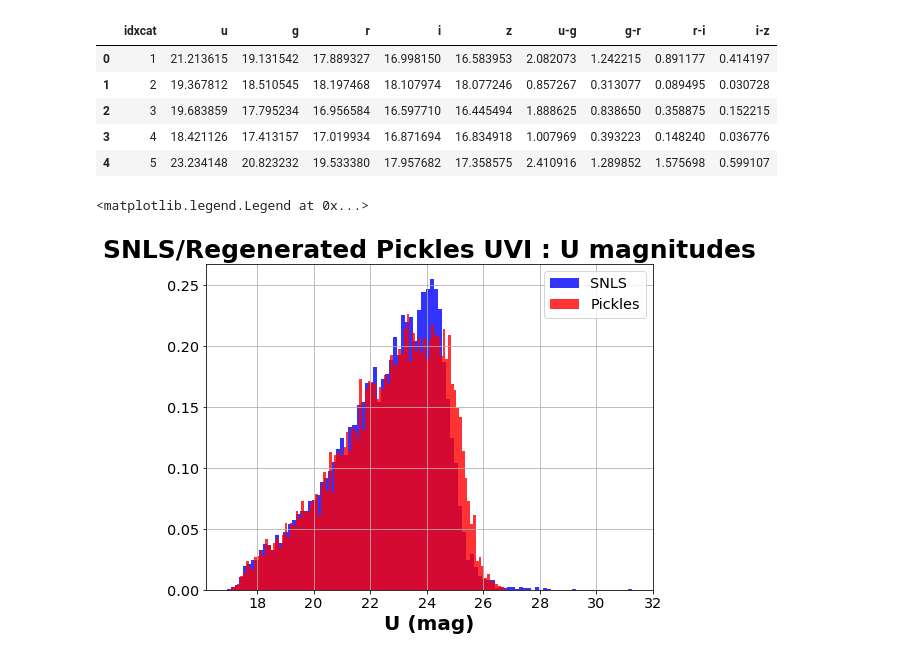
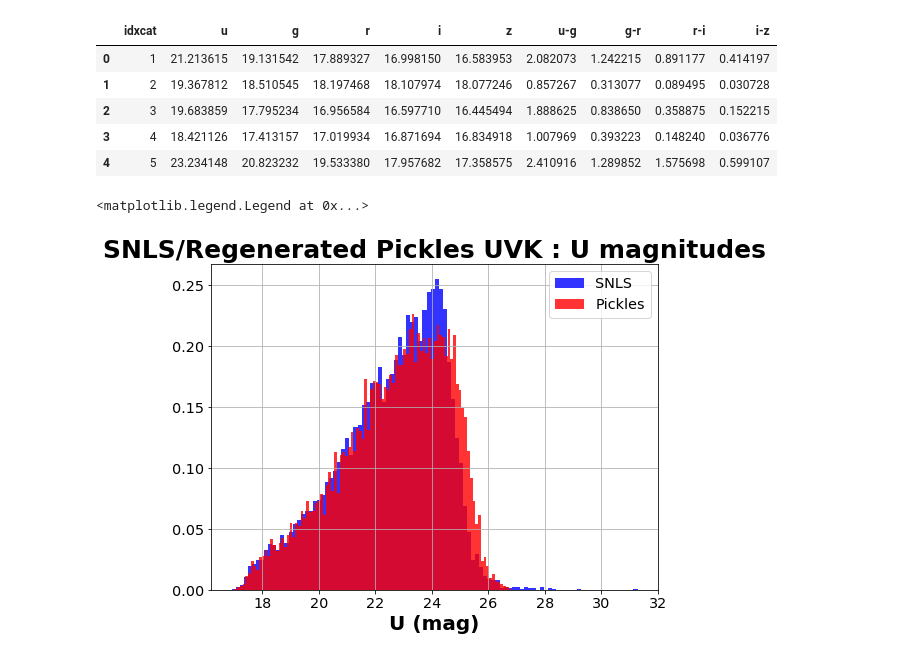
Before and after one commit to sylvielsstfr/PC5AtmStudies, a Jupyter notebook: SNLS/CompareMagnitudesAndColors_regenerated.ipynb, the cells around one changed output. Saved outputs shown, nothing was run; the diff lists cells and outputs as text; code cells hidden in the pictures.

```diff
--- a/SNLS/CompareMagnitudesAndColors_regenerated.ipynb
+++ b/SNLS/CompareMagnitudesAndColors_regenerated.ipynb
@@ -47,13 +47,13 @@ df_sed.head()
 # %%
 df_snls["mxu"].hist(bins=100,color='blue',alpha=0.8,normed=1,label="SNLS")
 df_sed["u"].hist(bins=100,color='red',alpha=0.8,normed=1,label="Pickles")
 
 plt.xlabel("U (mag)",fontsize=20,fontweight='bold')
-plt.title("SNLS/Regenerated Pickles UVI : U magnitudes",fontsize=25,fontweight='bold')
+plt.title("SNLS/Regenerated Pickles UVK : U magnitudes",fontsize=25,fontweight='bold')
 plt.legend()
 # %% [output]
 <matplotlib.legend.Legend at 0x...>
-[figure, old version]
+[figure, new version]
 # %%
 df_snls["mxg"].hist(bins=100,color='blue',alpha=0.8,normed=1,label="SNLS")
 df_sed["g"].hist(bins=100,color='red',alpha=0.8,normed=1,label="Pickles")
```
Also changed, not shown: parts of 4 cells of this notebook, 3 other files.
